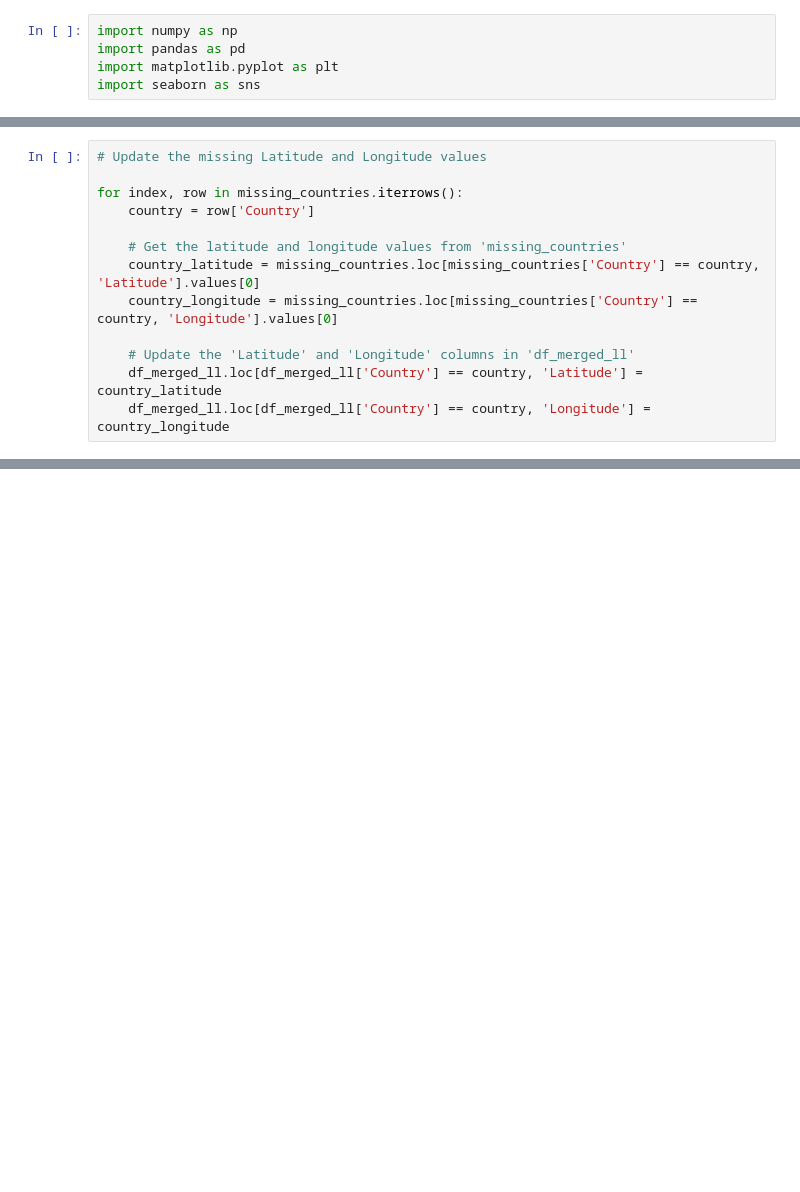
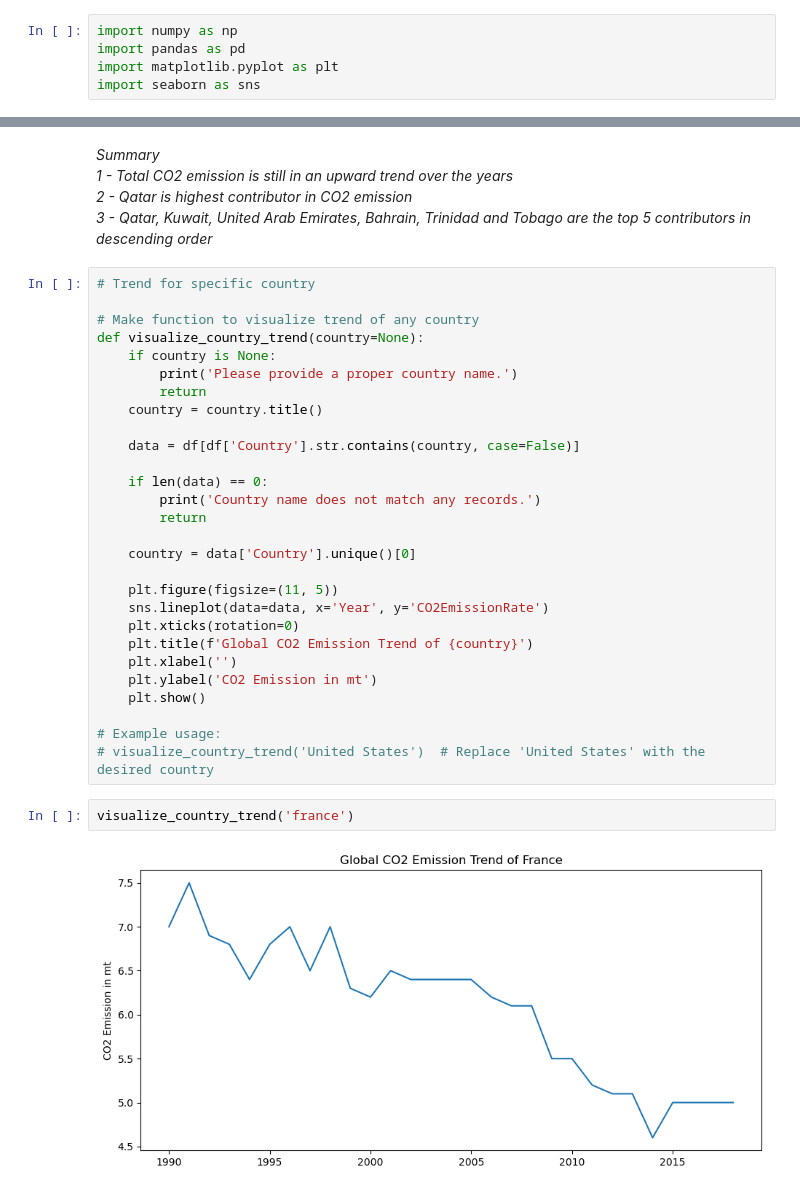
Before and after one commit to zuwa-oj/CO2-emissions-ML-project, a Jupyter notebook: src/notebooks/Visualizations.ipynb, the cells around one changed output, grey strips where cells are left out. Saved outputs shown, nothing was run; the diff lists cells and outputs as text; blank space fills up the shorter version.

```diff
--- a/src/notebooks/Visualizations.ipynb
+++ b/src/notebooks/Visualizations.ipynb
@@ -394,13 +5,0 @@ See the caveats in the documentation: https://pandas.pydata.org/pandas-docs/stab
-# %%
-# Update the missing Latitude and Longitude values
-
-for index, row in missing_countries.iterrows():
-    country = row['Country']
-
-    # Get the latitude and longitude values from 'missing_countries'
-    country_latitude = missing_countries.loc[missing_countries['Country'] == country, 'Latitude'].values[0]
-    country_longitude = missing_countries.loc[missing_countries['Country'] == country, 'Longitude'].values[0]
-
-    # Update the 'Latitude' and 'Longitude' columns in 'df_merged_ll'
-    df_merged_ll.loc[df_merged_ll['Country'] == country, 'Latitude'] = country_latitude
-    df_merged_ll.loc[df_merged_ll['Country'] == country, 'Longitude'] = country_longitude
@@ -665,0 +173,37 @@ df_finale.to_csv(file_path, index=False)
+# %% [markdown]
+*Summary\
+1 - Total CO2 emission is still in an upward trend over the years\
+2 - Qatar is highest contributor in CO2 emission\
+3 - Qatar, Kuwait, United Arab Emirates, Bahrain, Trinidad and Tobago are the top 5 contributors in descending order*
+# %%
+# Trend for specific country
+
+# Make function to visualize trend of any country
+def visualize_country_trend(country=None):
+    if country is None:
+        print('Please provide a proper country name.')
+        return
+    country = country.title()
+
+    data = df[df['Country'].str.contains(country, case=False)]
+
+    if len(data) == 0:
+        print('Country name does not match any records.')
+        return
+
+    country = data['Country'].unique()[0]
+
+    plt.figure(figsize=(11, 5))
+    sns.lineplot(data=data, x='Year', y='CO2EmissionRate')
+    plt.xticks(rotation=0)
+    plt.title(f'Global CO2 Emission Trend of {country}')
+    plt.xlabel('')
+    plt.ylabel('CO2 Emission in mt')
+    plt.show()
+
+# Example usage:
+# visualize_country_trend('United States')  # Replace 'United States' with the desired country
+# %%
+visualize_country_trend('france')
+# %% [output]
+[figure, added]
```
Also changed, not shown: parts of 68 cells of this notebook.
